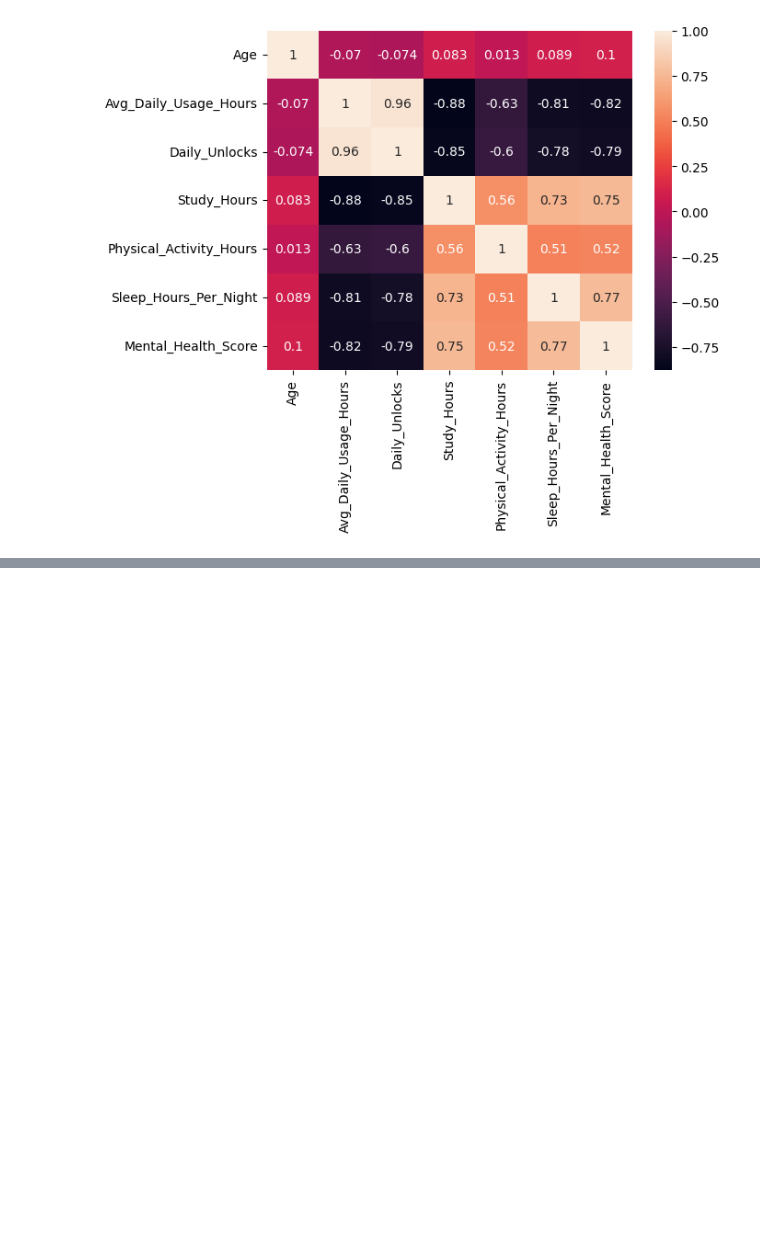
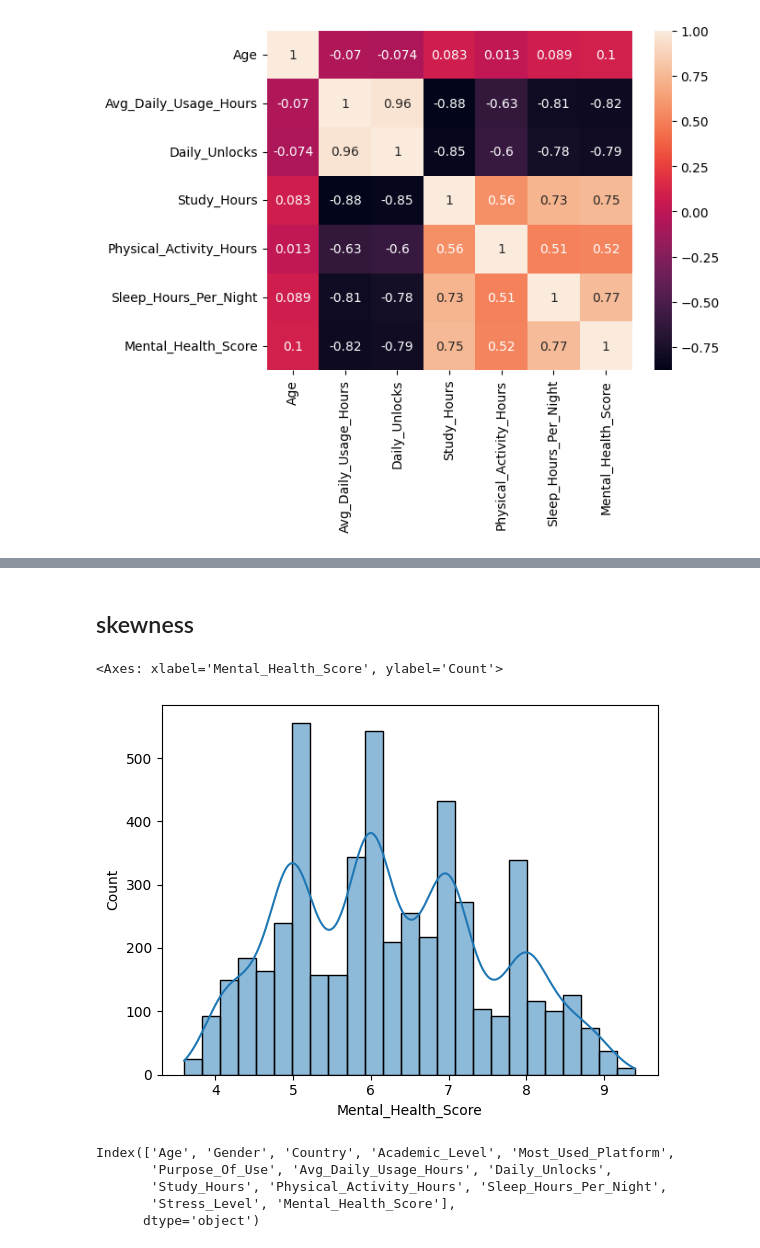
Before and after one commit to gokulgr007/Explainable-Student-Mental-Well-being-Analysis-and-Recommendation-System, a Jupyter notebook: student_wellbeing.ipynb, the cells around one changed output, grey strips where cells are left out. Drawn from its saved outputs; the diff is of its cells as text; code cells hidden in the pictures; blank space fills up the shorter version.

```diff
--- a/student_wellbeing.ipynb
+++ b/student_wellbeing.ipynb
@@ -97,0 +174,3 @@ sns.heatmap(df.corr(numeric_only =True), annot = True)
+# %%
+df = df.drop_duplicates()
+df.shape
@@ -97,0 +179,2 @@ sns.heatmap(df.corr(numeric_only =True), annot = True)
+# %%
+df['Physical_Activity_Hours'] = df['Physical_Activity_Hours'].clip(lower=0)
@@ -97,0 +193,15 @@ sns.heatmap(df.corr(numeric_only =True), annot = True)
+# %% [markdown]
+## skewness
+# %%
+sns.histplot(df['Mental_Health_Score'], kde = True)
+# %% [output]
+<Axes: xlabel='Mental_Health_Score', ylabel='Count'>
+[figure, added]
+# %%
+df.columns
+# %% [output]
+Index(['Age', 'Gender', 'Country', 'Academic_Level', 'Most_Used_Platform',
+       'Purpose_Of_Use', 'Avg_Daily_Usage_Hours', 'Daily_Unlocks',
+       'Study_Hours', 'Physical_Activity_Hours', 'Sleep_Hours_Per_Night',
+       'Stress_Level', 'Mental_Health_Score'],
+      dtype='object')
```
Also changed, not shown: parts of 12 cells of this notebook.
